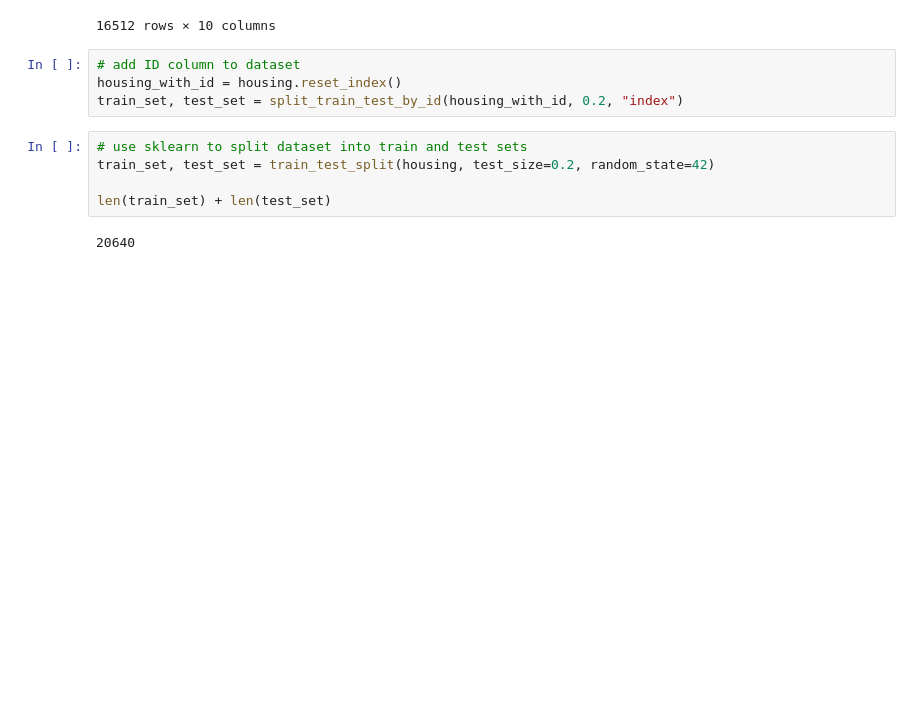
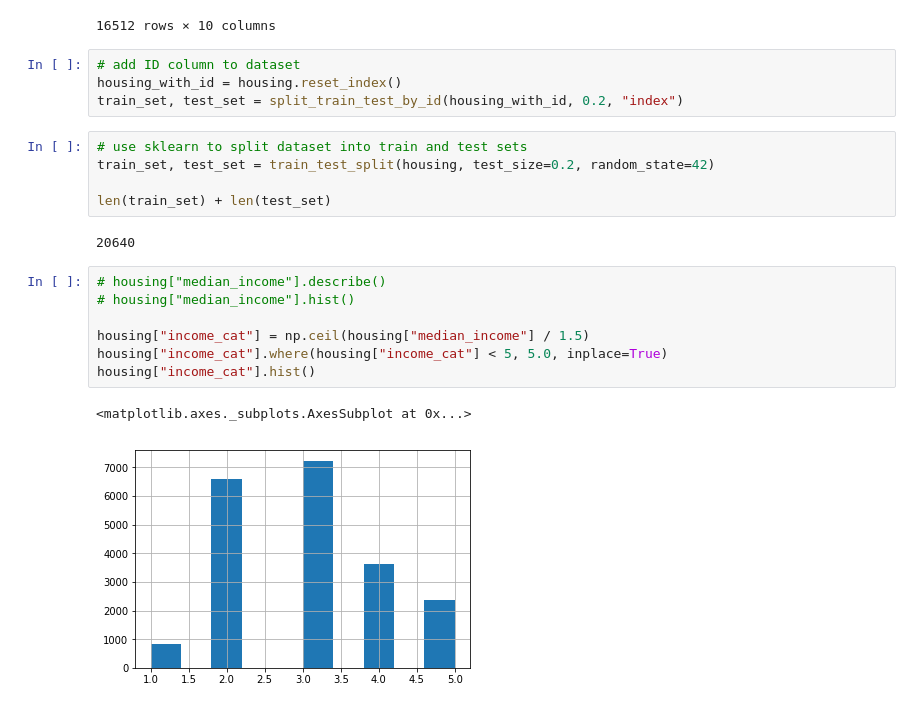
Before and after one commit to battyone/python_tutorial, a Jupyter notebook: handson-ml/01 housing/notebook/Housing.ipynb, the cells around one changed output. Cells and saved outputs as stored; diff of their text form; blank space fills up the shorter version.

Commit message:
housing tutorial - income category

```diff
--- a/handson-ml/01 housing/notebook/Housing.ipynb
+++ b/handson-ml/01 housing/notebook/Housing.ipynb
@@ -79,3 +79,13 @@ train_set, test_set = train_test_split(housing, test_size=0.2, random_state=42)
 len(train_set) + len(test_set)
 # %% [output]
 20640
+# %%
+# housing["median_income"].describe()
+# housing["median_income"].hist()
+
+housing["income_cat"] = np.ceil(housing["median_income"] / 1.5)
+housing["income_cat"].where(housing["income_cat"] < 5, 5.0, inplace=True)
+housing["income_cat"].hist()
+# %% [output]
+<matplotlib.axes._subplots.AxesSubplot at 0x...>
+[figure, added]
```
Also changed, not shown: parts of 1 cell of this notebook.
